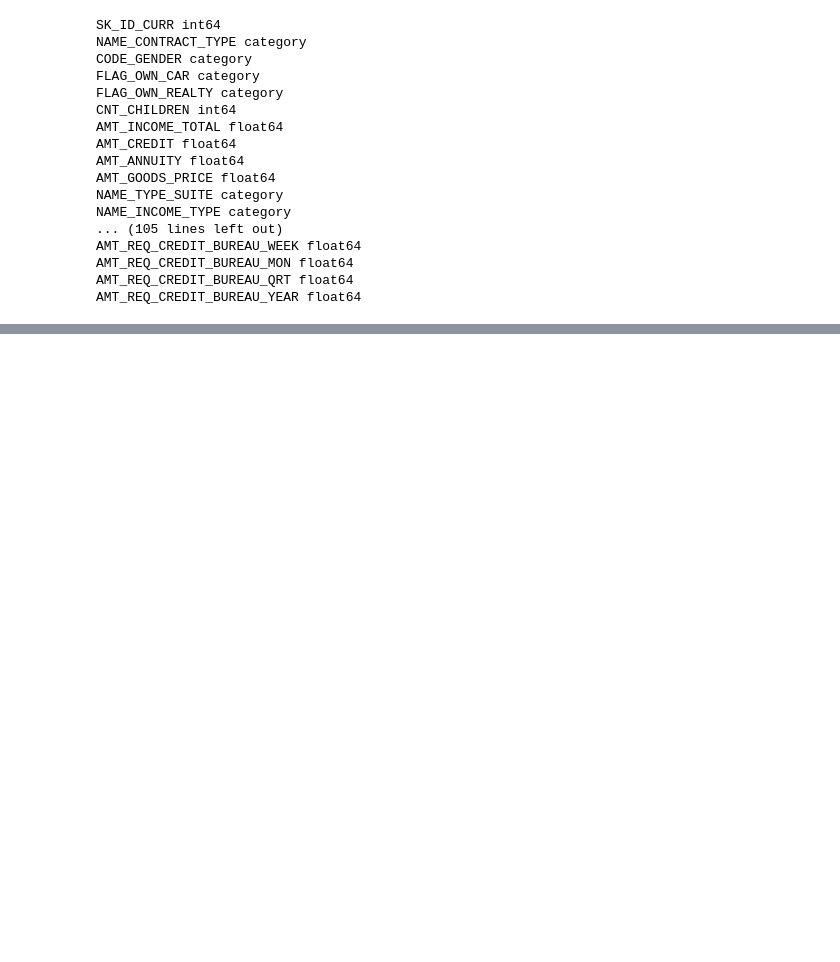
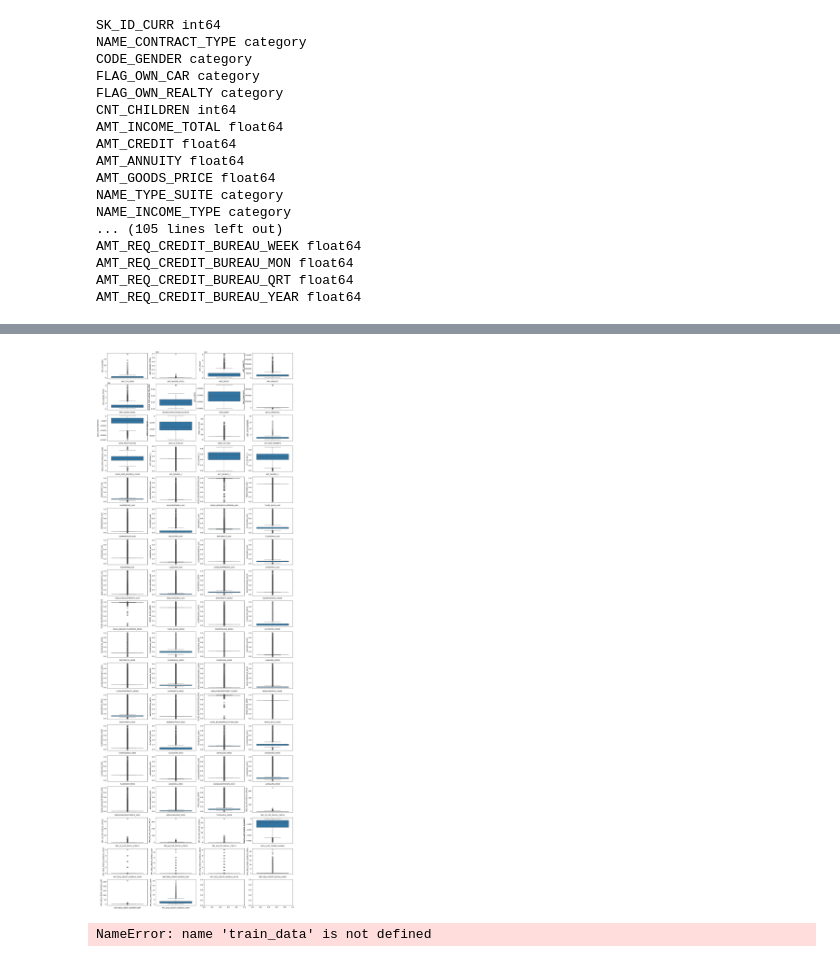
Before and after one commit to VladFo01/eda_and_supervised_learning-lab, a Jupyter notebook: lab.ipynb, the cells around one changed output, grey strips where cells are left out. Saved outputs shown, nothing was run; the diff lists cells and outputs as text; code cells hidden in the pictures; blank space fills up the shorter version.

```diff
--- a/lab.ipynb
+++ b/lab.ipynb
@@ -116,0 +256,7 @@ AMT_REQ_CREDIT_BUREAU_YEAR float64
+# %%
+import matplotlib.pyplot as plt
+
+fig, axes = plt.subplots(nrows=len(categorical_features), ncols=1)
+fig.set_size_inches(10, 200)
+for i, col in enumerate(categorical_features):
+    sns.histplot(data=train_data, x=col, kde=False, ax=axes[i])
@@ -116,0 +286,29 @@ AMT_REQ_CREDIT_BUREAU_YEAR float64
+# %%
+n = 4
+fig, axes = plt.subplots(nrows=len(numerical_features) // n + 1, ncols=n)
+fig.set_size_inches(20, 60)
+for i, col in enumerate(numerical_features):
+    sns.boxplot(train_data[col], ax=axes[i // n, i % n])
+    axes[i // n, i % n].set_xlabel(col)
+
+plt.show()
+# %% [output]
+[figure, added]
+# %%
+# convert categorical columns to numeric
+columns_to_encode = []
+columns_to_divide = []
+
+train_data_description = train_data[categorical_features].describe(include='all')
+
+for col in train_data_description.columns:
+    if train_data_description[col]['unique'] <= 5 and train_data_description[col].dtype == 'object':
+        if train_data_description[col]['top'] in ['Y', 'N', 'Yes', 'No']:
+            columns_to_encode.append(col)
+        else:
+            columns_to_divide.append(col)
+
+print(columns_to_encode)
+print(columns_to_divide)
+# %% [output]
+NameError: name 'train_data' is not defined
```
Also changed, not shown: parts of 27 cells of this notebook, 2 other files.
